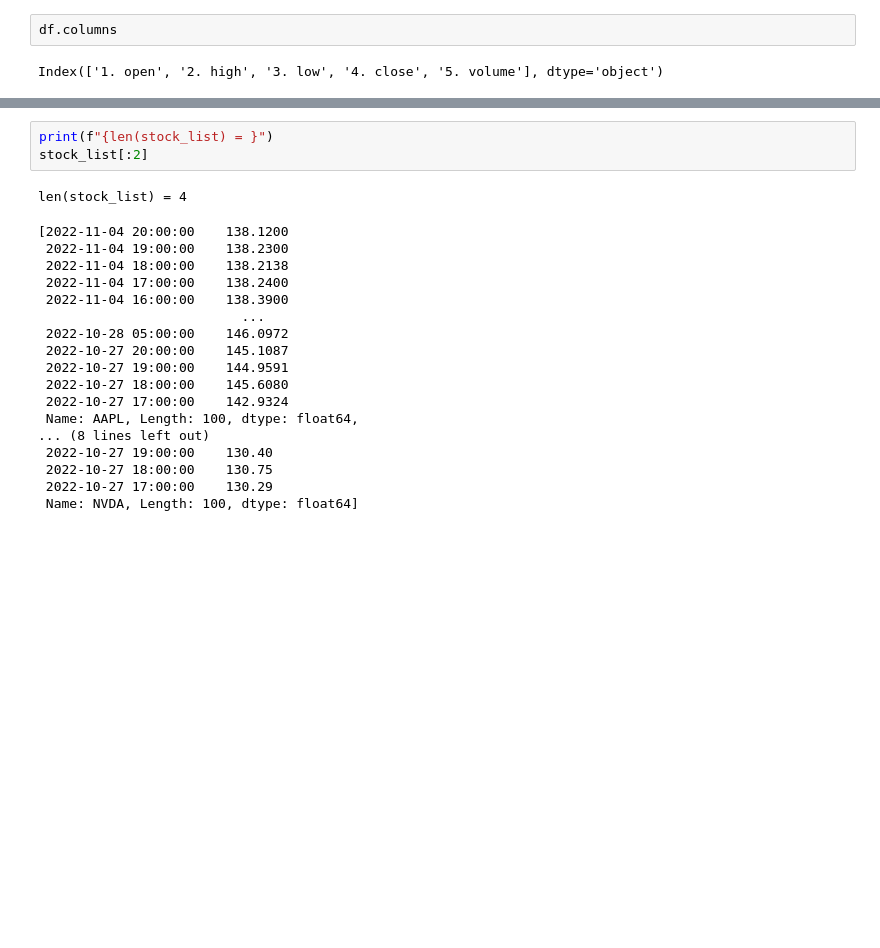
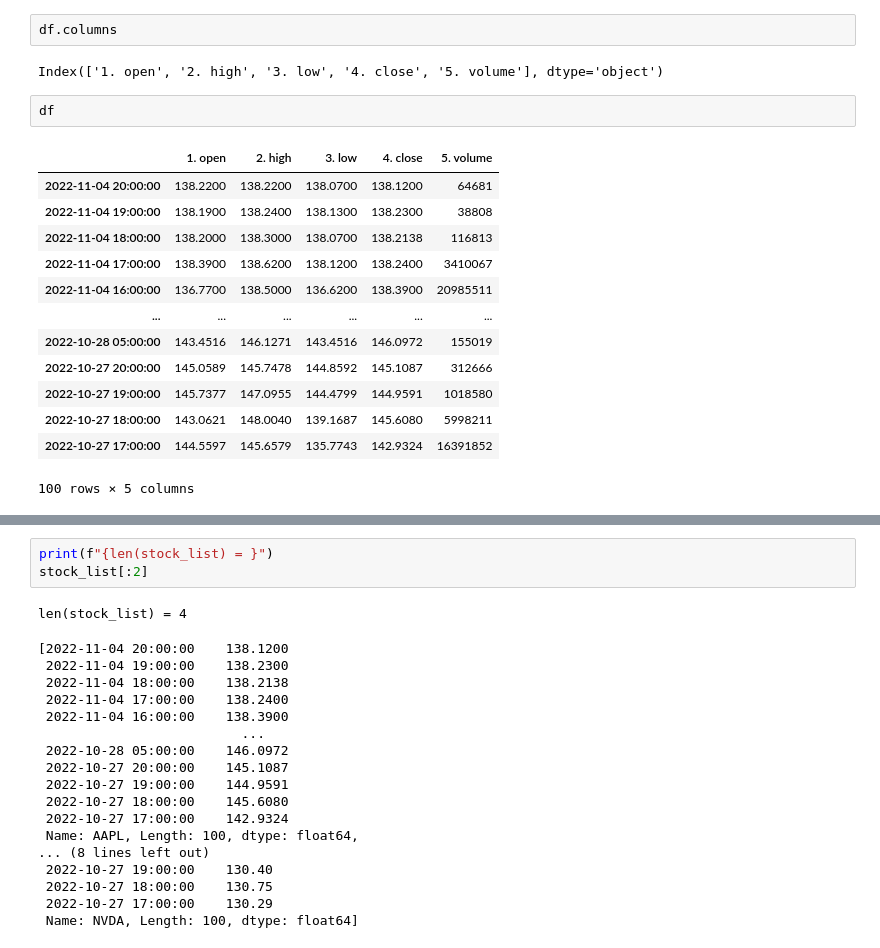
Before and after one commit to JoelOscarsson/Databehandling-JoelOscarsson, a Jupyter notebook: Lectures/L5.1-Stocks_API.ipynb, the cells around one changed output, grey strips where cells are left out. Drawn from its saved outputs; the diff is of its cells as text; blank space fills up the shorter version.

```diff
--- a/Lectures/L5.1-Stocks_API.ipynb
+++ b/Lectures/L5.1-Stocks_API.ipynb
@@ -68,6 +93,22 @@ memory usage: 4.7+ KB
 df.columns
 # %% [output]
 Index(['1. open', '2. high', '3. low', '4. close', '5. volume'], dtype='object')
+# %%
+df
+# %% [output]
+|  | 1. open | 2. high | 3. low | 4. close | 5. volume |
+| 2022-11-04 20:00:00 | 138.2200 | 138.2200 | 138.0700 | 138.1200 | 64681 |
+| 2022-11-04 19:00:00 | 138.1900 | 138.2400 | 138.1300 | 138.2300 | 38808 |
+| 2022-11-04 18:00:00 | 138.2000 | 138.3000 | 138.0700 | 138.2138 | 116813 |
+| 2022-11-04 17:00:00 | 138.3900 | 138.6200 | 138.1200 | 138.2400 | 3410067 |
+| 2022-11-04 16:00:00 | 136.7700 | 138.5000 | 136.6200 | 138.3900 | 20985511 |
+| ... | ... | ... | ... | ... | ... |
+| 2022-10-28 05:00:00 | 143.4516 | 146.1271 | 143.4516 | 146.0972 | 155019 |
+| 2022-10-27 20:00:00 | 145.0589 | 145.7478 | 144.8592 | 145.1087 | 312666 |
+| 2022-10-27 19:00:00 | 145.7377 | 147.0955 | 144.4799 | 144.9591 | 1018580 |
+| 2022-10-27 18:00:00 | 143.0621 | 148.0040 | 139.1687 | 145.6080 | 5998211 |
+| 2022-10-27 17:00:00 | 144.5597 | 145.6579 | 135.7743 | 142.9324 | 16391852 |
+100 rows × 5 columns
 # %%
 load_dotenv()
 api_key = os.getenv("ALPHA_API_KEY")
```
Also changed, not shown: parts of 11 cells of this notebook.
